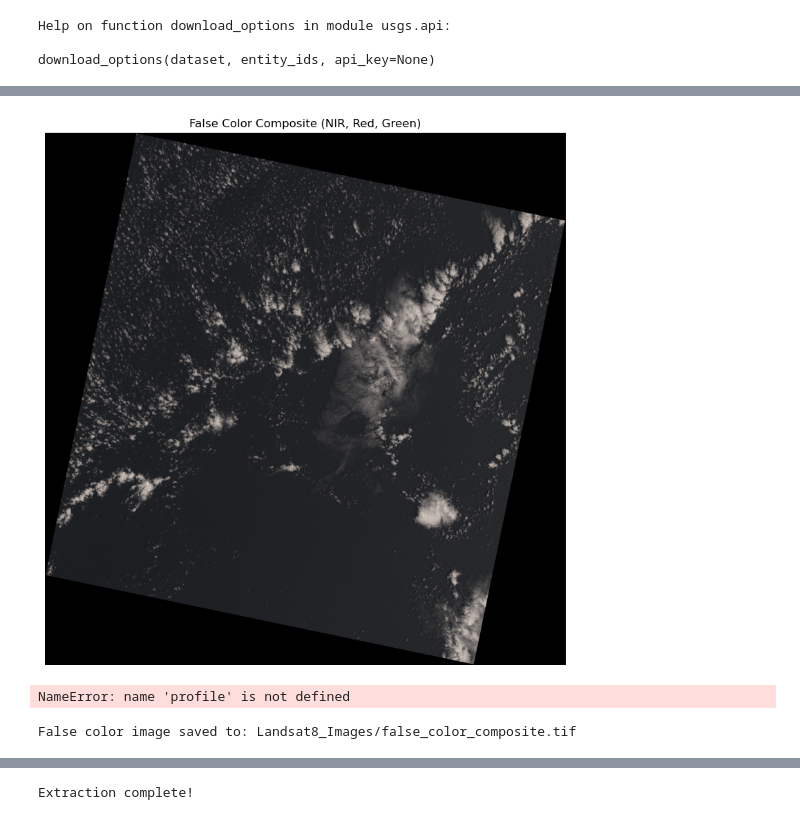
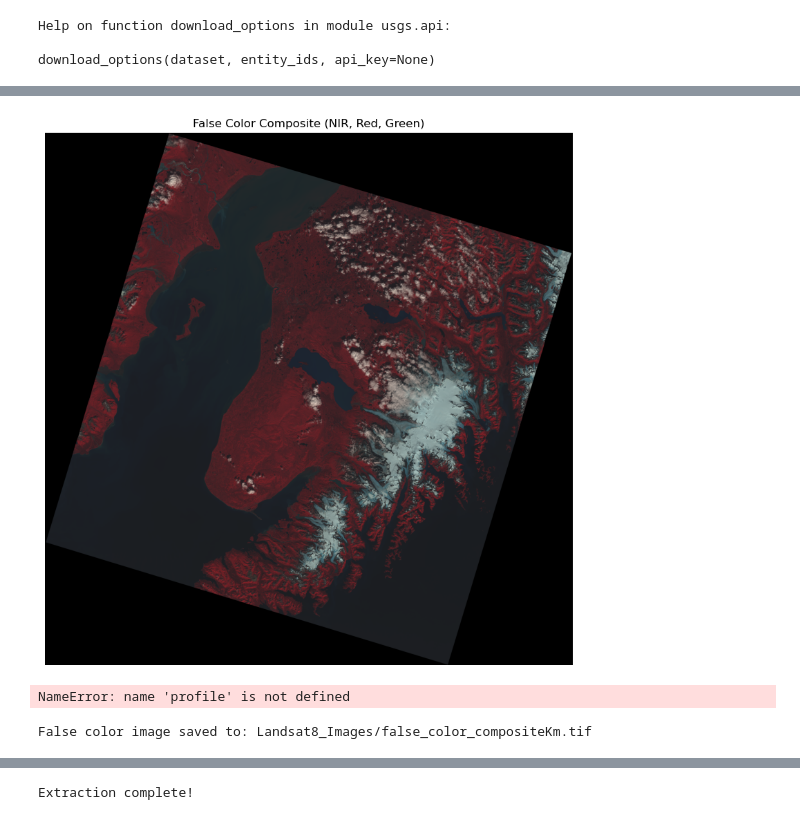
Before and after one commit to scouser-ulster/EGM722_Project, a Jupyter notebook: EMG722_Project_GlacierAreaCalcualtor.ipynb, the cells around one changed output, grey strips where cells are left out. Drawn from its saved outputs; the diff is of its cells as text; code cells hidden in the pictures.

Commit message:
Tidying up data and cropping tif images

```diff
--- a/EMG722_Project_GlacierAreaCalcualtor.ipynb
+++ b/EMG722_Project_GlacierAreaCalcualtor.ipynb
@@ -316,7 +333,7 @@ import usgs.api as api
 
 # Dataset and Scene
 dataset = "landsat_ot_c2_l1"
-entity_id = "LC80720432017121LGN00"
+entity_id = "LC80690182023229LGN00"
 save_dir = "Landsat8_Images"
 
 # Create save directory
@@ -388,9 +453,9 @@ import numpy as np
 import matplotlib.pyplot as plt
 
 # Paths to your TIFF files
-band5_path = 'Landsat8_Images/extracted/LC08_L1GT_072043_20170501_20201016_02_T2_B5.TIF'  # Near-Infrared
-band4_path = 'Landsat8_Images/extracted/LC08_L1GT_072043_20170501_20201016_02_T2_B4.TIF'  # Red
-band3_path = 'Landsat8_Images/extracted/LC08_L1GT_072043_20170501_20201016_02_T2_B3.TIF'  # Green
+band5_path = 'Landsat8_Images/extracted/LC08_L1TP_069018_20230817_20230825_02_T1_B5.TIF'  # Near-Infrared
+band4_path = 'Landsat8_Images/extracted/LC08_L1TP_069018_20230817_20230825_02_T1_B4.TIF'  # Red
+band3_path = 'Landsat8_Images/extracted/LC08_L1TP_069018_20230817_20230825_02_T1_B3.TIF'  # Green
 
 # Open the bands
 with rasterio.open(band5_path) as band5:
@@ -408,34 +473,34 @@ false_color = np.dstack((b5, b4, b3))
 # Optional: Stretch the values to [0, 1] for display
 def normalize(array):
     array_min, array_max = array.min(), array.max()
     return (array - array_min) / (array_max - array_min)
 
 false_color_norm = normalize(false_color)
 
 # Display the false color image
 plt.figure(figsize=(10, 10))
 plt.imshow(false_color_norm)
 plt.title('False Color Composite (NIR, Red, Green)')
 plt.axis('off')
 plt.show()
 
 
 # Save the new stacked image
 output_path = 'Landsat8_Images/'
 
 # Update profile for 3 bands
 profile.update(
     count=3,  # 3 bands (R, G, B)
     dtype=rasterio.uint16  # Keep same dtype or adjust if needed
 )
 
 # Save
 with rasterio.open(output_path, 'w', **profile) as dst:
     dst.write(false_color)
 
 print(f"False color image saved to: {output_path}")
 # %% [output]
-[figure, old version]
+[figure, new version]
 NameError: name 'profile' is not defined
 # %%
 import rasterio
@@ -443,9 +508,9 @@ import numpy as np
 import matplotlib.pyplot as plt
 
 # Paths to your TIFF files
-band5_path = 'Landsat8_Images/extracted/LC08_L1GT_072043_20170501_20201016_02_T2_B5.TIF'  # Near-Infrared
-band4_path = 'Landsat8_Images/extracted/LC08_L1GT_072043_20170501_20201016_02_T2_B4.TIF'  # Red
-band3_path = 'Landsat8_Images/extracted/LC08_L1GT_072043_20170501_20201016_02_T2_B3.TIF'  # Green
+band5_path = 'Landsat8_Images/extracted/LC08_L1TP_069018_20230817_20230825_02_T1_B5.TIF'  # Near-Infrared
+band4_path = 'Landsat8_Images/extracted/LC08_L1TP_069018_20230817_20230825_02_T1_B4.TIF'  # Red
+band3_path = 'Landsat8_Images/extracted/LC08_L1TP_069018_20230817_20230825_02_T1_B3.TIF'  # Green
 
 # Open the bands
 with rasterio.open(band5_path) as band5:
@@ -467,7 +532,7 @@ def normalize(array):
     return (array - array_min) / (array_max - array_min)
 
 # Save the new stacked image
-output_path = 'Landsat8_Images/false_color_composite.tif'
+output_path = 'Landsat8_Images/false_color_compositeKm.tif'
 
 
 # Update profile for 3 bands
@@ -482,7 +547,7 @@ with rasterio.open(output_path, 'w', **profile) as dst:
 
 print(f"False color image saved to: {output_path}")
 # %% [output]
-False color image saved to: Landsat8_Images/false_color_composite.tif
+False color image saved to: Landsat8_Images/false_color_compositeKm.tif
 # %%
 import rasterio
 import numpy as np
```
Also changed, not shown: parts of 12 cells of this notebook, 24 other files.
